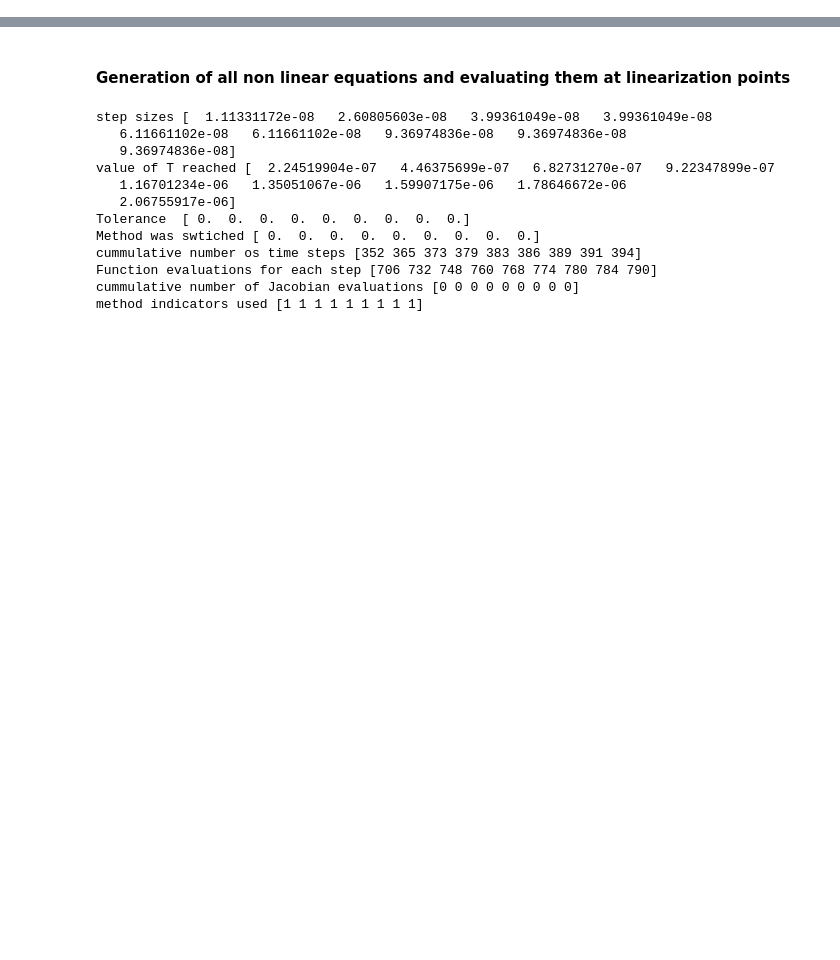
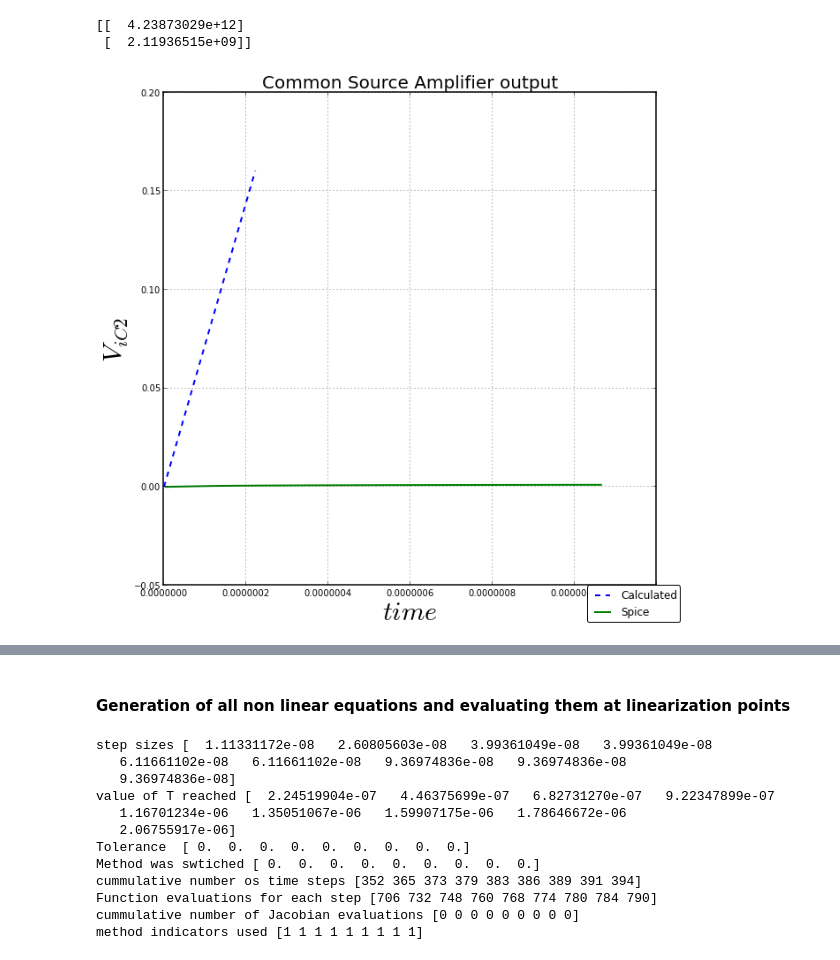
Before and after one commit to cvbrgava/ddp, a Jupyter notebook: notebook/Parser.ipynb, the cells around one changed output, grey strips where cells are left out. Saved outputs shown, nothing was run; the diff lists cells and outputs as text; code cells hidden in the pictures; blank space fills up the shorter version.

```diff
--- a/notebook/Parser.ipynb
+++ b/notebook/Parser.ipynb
@@ -136,0 +98,24 @@ Threshold:: 0.477
+# %%
+print Sym2NumArray(linPVal[0])
+# %% [output]
+[[  4.23873029e+12]
+ [  2.11936515e+09]]
+# %%
+
+def dervPWL(y,t):
+	#order = len(y)
+	weights = normcalc( y )
+	#count = len(weights)
+	temp = 0
+
+	linPVal = []
+	linPJac = []
+	for i in range( count ):
+		sub1={state[k]:abs(float(datapoints[ i ][k])) for k in state}
+		sub1[ state[ 'inp' ] ] = get_input_signals( t )
+		linPVal.append( Sym2NumArray( ( Matrix[ i ].linPVal ).evalf( subs = sub1 ) ) )
+		linPJac.append( Sym2NumArray( ( Matrix[ i ].linPJac ).evalf( subs = sub1 ) ) )
+
+	for i in range(count):
+		temp = temp +  weights[ i ] * ( linPVal[ i ] + (numpy.dot( linPJac[ i ], y )).reshape( order ,1 ) - (numpy.dot( linPJac[ i ], linP[ i ] )).reshape( order ,1 ) + (numpy.dot( B[ i ], inputm[ i ] )) )
+	return (temp.reshape(1, order))[0]
@@ -136,0 +134,20 @@ Threshold:: 0.477
+# %%
+C_ones = [i for i in range( len( stateorder ) ) if str( stateorder[ i ] ) in output_list ]
+for k in range(len(C_ones)):
+    plt.figure(k)
+    calc, = plt.plot(time, numpy.array([ float(solnPWL[i][C_ones[k]]) for i in range(len(time) )] ), '--')
+    plt.ylabel(r'$V_{'+str(stateorder[C_ones[k]])+'}$' )
+    plt.xlabel(r'$time$')
+    x , y  = [], []
+    for i in import_text(file_voltage,"\t"):
+        if (float( i[ 'time' ] ) < intg_end+sim_begin) and (float( i[ 'time' ]  )> sim_begin) :
+            y.append( i[ str( stateorder[ C_ones[ k ] ] ) ] ), x.append( float(i[ 'time' ])-sim_begin )
+    plt.ylabel(r'$V_{'+str(stateorder[C_ones[k]])+'}$' )
+    plt.xlabel(r'$time$')
+    plt.title(str(cirname)+' output')
+    spice, = plt.plot(x,y)
+    plt.figsize(10,10)
+    plt.figlegend([calc,spice],('Calculated','Spice'),'lower right')
+plt.show()
+# %% [output]
+[figure, added]
```
Also changed, not shown: parts of 11 cells of this notebook, 16 other files.
